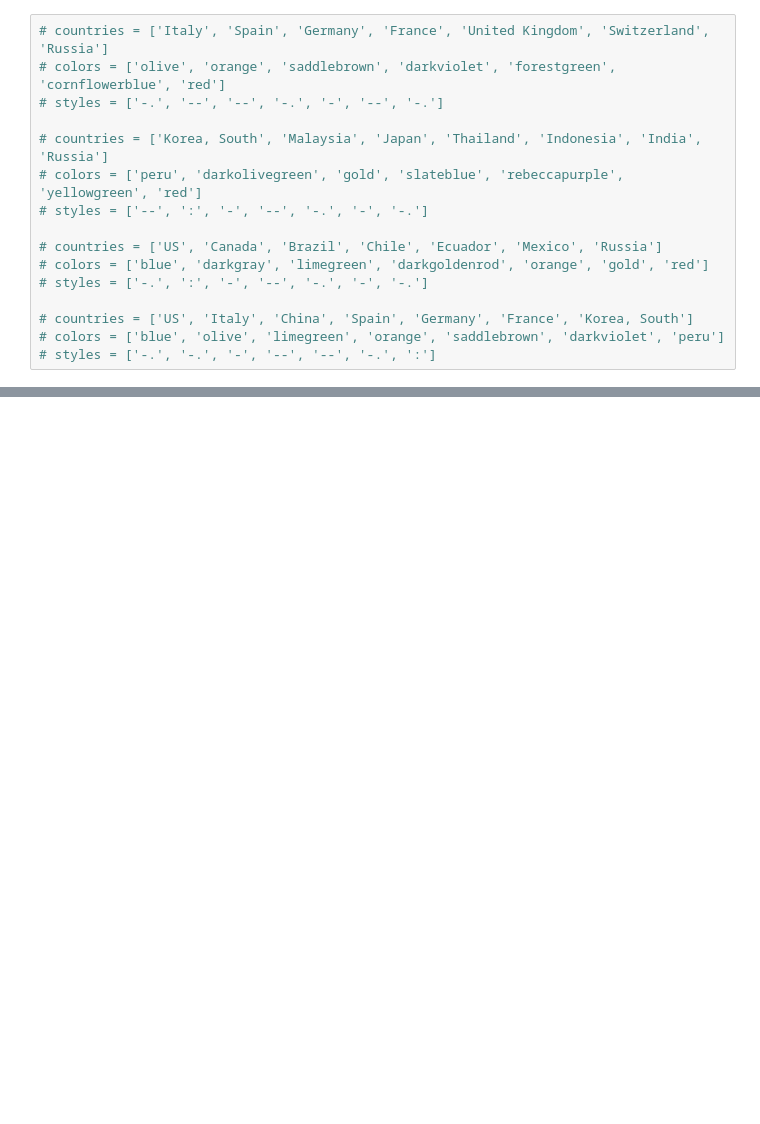
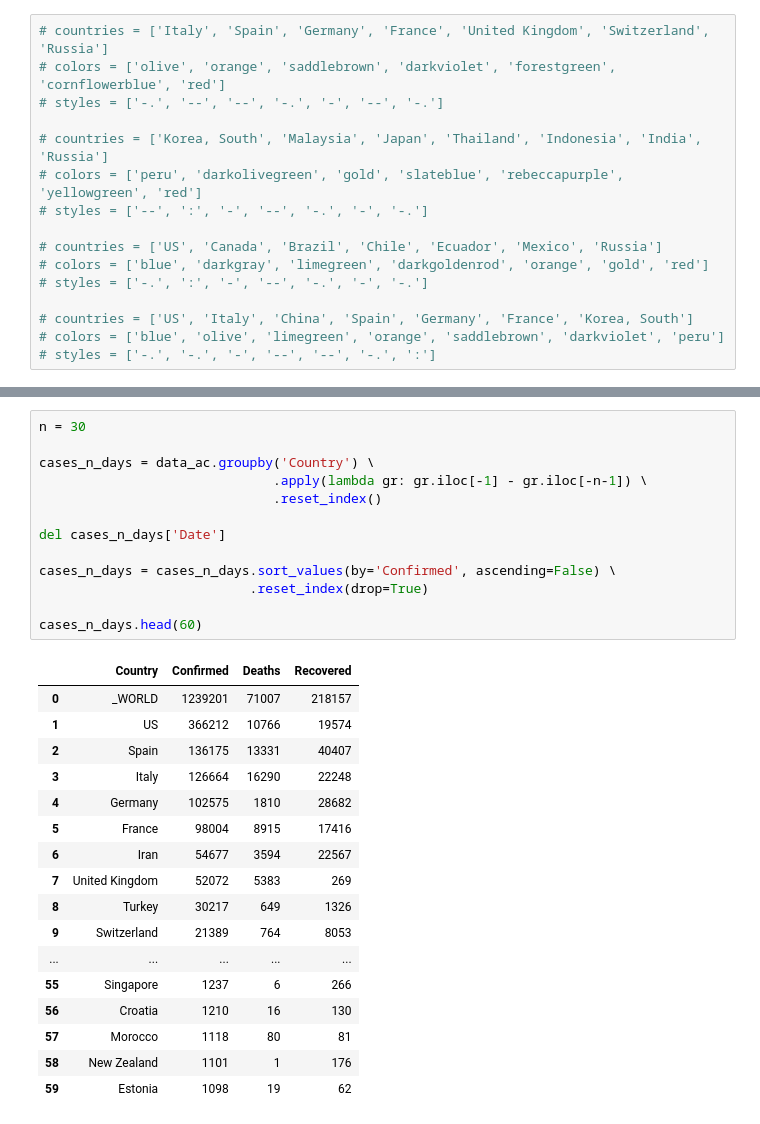
Before and after one commit to Lady3mlnm/analysis_of_different_data, a Jupyter notebook: Spread_of_COVID-19.ipynb, the cells around one changed output, grey strips where cells are left out. Drawn from its saved outputs; the diff is of its cells as text; blank space fills up the shorter version.

```diff
--- a/Spread_of_COVID-19.ipynb
+++ b/Spread_of_COVID-19.ipynb
@@ -614,0 +621,31 @@ plt.show()
+# %%
+n = 30
+
+cases_n_days = data_ac.groupby('Country') \
+                              .apply(lambda gr: gr.iloc[-1] - gr.iloc[-n-1]) \
+                              .reset_index()
+
+del cases_n_days['Date']
+
+cases_n_days = cases_n_days.sort_values(by='Confirmed', ascending=False) \
+                           .reset_index(drop=True)
+
+cases_n_days.head(60)
+# %% [output]
+|  | Country | Confirmed | Deaths | Recovered |
+| 0 | _WORLD | 1239201 | 71007 | 218157 |
+| 1 | US | 366212 | 10766 | 19574 |
+| 2 | Spain | 136175 | 13331 | 40407 |
+| 3 | Italy | 126664 | 16290 | 22248 |
+| 4 | Germany | 102575 | 1810 | 28682 |
+| 5 | France | 98004 | 8915 | 17416 |
+| 6 | Iran | 54677 | 3594 | 22567 |
+| 7 | United Kingdom | 52072 | 5383 | 269 |
+| 8 | Turkey | 30217 | 649 | 1326 |
+| 9 | Switzerland | 21389 | 764 | 8053 |
+| ... | ... | ... | ... | ... |
+| 55 | Singapore | 1237 | 6 | 266 |
+| 56 | Croatia | 1210 | 16 | 130 |
+| 57 | Morocco | 1118 | 80 | 81 |
+| 58 | New Zealand | 1101 | 1 | 176 |
+| 59 | Estonia | 1098 | 19 | 62 |
```
Also changed, not shown: parts of 18 cells of this notebook, 1 other file.
